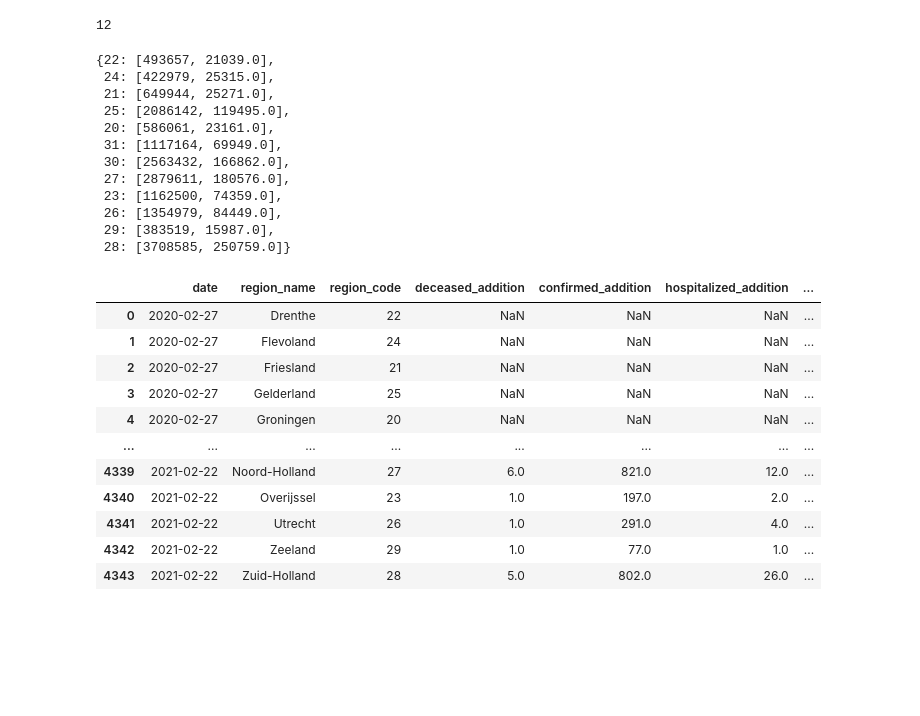
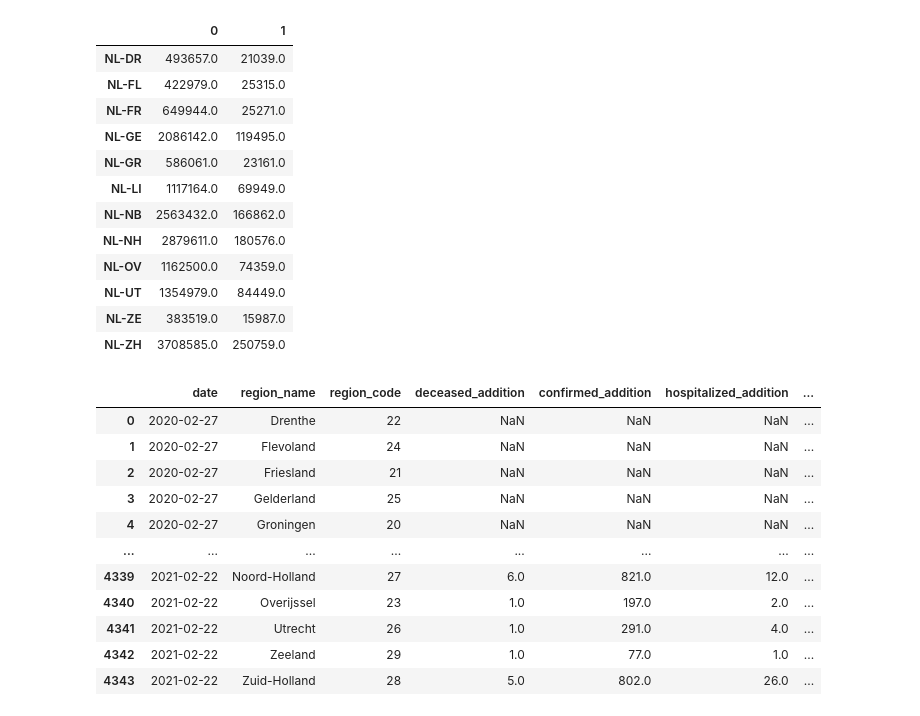
Before and after one commit to Javh2138/fyp2021p02g16, a Jupyter notebook: Notebooks/Fyp2021p02g16.ipynb, the cells around one changed output. Saved outputs shown, nothing was run; the diff lists cells and outputs as text; code cells hidden in the pictures; blank space fills up the shorter version.

```diff
--- a/Notebooks/Fyp2021p02g16.ipynb
+++ b/Notebooks/Fyp2021p02g16.ipynb
@@ -8,43 +8,47 @@ import json
 # %%
 nl_covid = pd.read_csv('../data/Raw/corona/nl_corona.csv',sep='\t')
 weather = pd.read_csv('../data/Raw/weather/weather.csv',sep='\t')
 with open('../data/Raw/metadata/nl_metadata.json') as f:
     metadata = json.load(f)
 nl_weather = weather['iso3166-2'].str[:2] == 'NL'
 nl_weather_df = weather[nl_weather]
 nl_weather_df
 #missing data?
 #print(nl_weather_df.isna().any().any())
 nl_weather_df
 reg_dict = {}
+names = {}
 for i in metadata['country_metadata']:
     reg_dict[int(i['covid_region_code'])] = [i['population']]
+    names[int(i['covid_region_code'])] = i['iso3166-2_code']
 
 
 reg_names = set(nl_covid['region_code'])
 mask1 = nl_covid['confirmed_addition'].dropna()
 mask_idk = nl_covid['confirmed_addition'].notnull()
 
-print(4344-sum(mask_idk))
+#print(4344-sum(mask_idk))
 for i in list(reg_names):
     mask = (nl_covid['region_code'] == i) & (nl_covid['confirmed_addition'].notnull())
     mask_covid=nl_covid[mask]
     reg_dict[i].append(sum(mask_covid['confirmed_addition']))
-reg_dict
+df1 = pd.DataFrame.from_dict(reg_dict)
+df1 = df1.transpose()
+df1.rename(names)
 # %% [output]
-12
-{22: [493657, 21039.0],
- 24: [422979, 25315.0],
- 21: [649944, 25271.0],
- 25: [2086142, 119495.0],
- 20: [586061, 23161.0],
- 31: [1117164, 69949.0],
- 30: [2563432, 166862.0],
- 27: [2879611, 180576.0],
- 23: [1162500, 74359.0],
- 26: [1354979, 84449.0],
- 29: [383519, 15987.0],
- 28: [3708585, 250759.0]}
+|  | 0 | 1 |
+| NL-DR | 493657.0 | 21039.0 |
+| NL-FL | 422979.0 | 25315.0 |
+| NL-FR | 649944.0 | 25271.0 |
+| NL-GE | 2086142.0 | 119495.0 |
+| NL-GR | 586061.0 | 23161.0 |
+| NL-LI | 1117164.0 | 69949.0 |
+| NL-NB | 2563432.0 | 166862.0 |
+| NL-NH | 2879611.0 | 180576.0 |
+| NL-OV | 1162500.0 | 74359.0 |
+| NL-UT | 1354979.0 | 84449.0 |
+| NL-ZE | 383519.0 | 15987.0 |
+| NL-ZH | 3708585.0 | 250759.0 |
 # %%
 nl_covid
 # %% [output]
```
